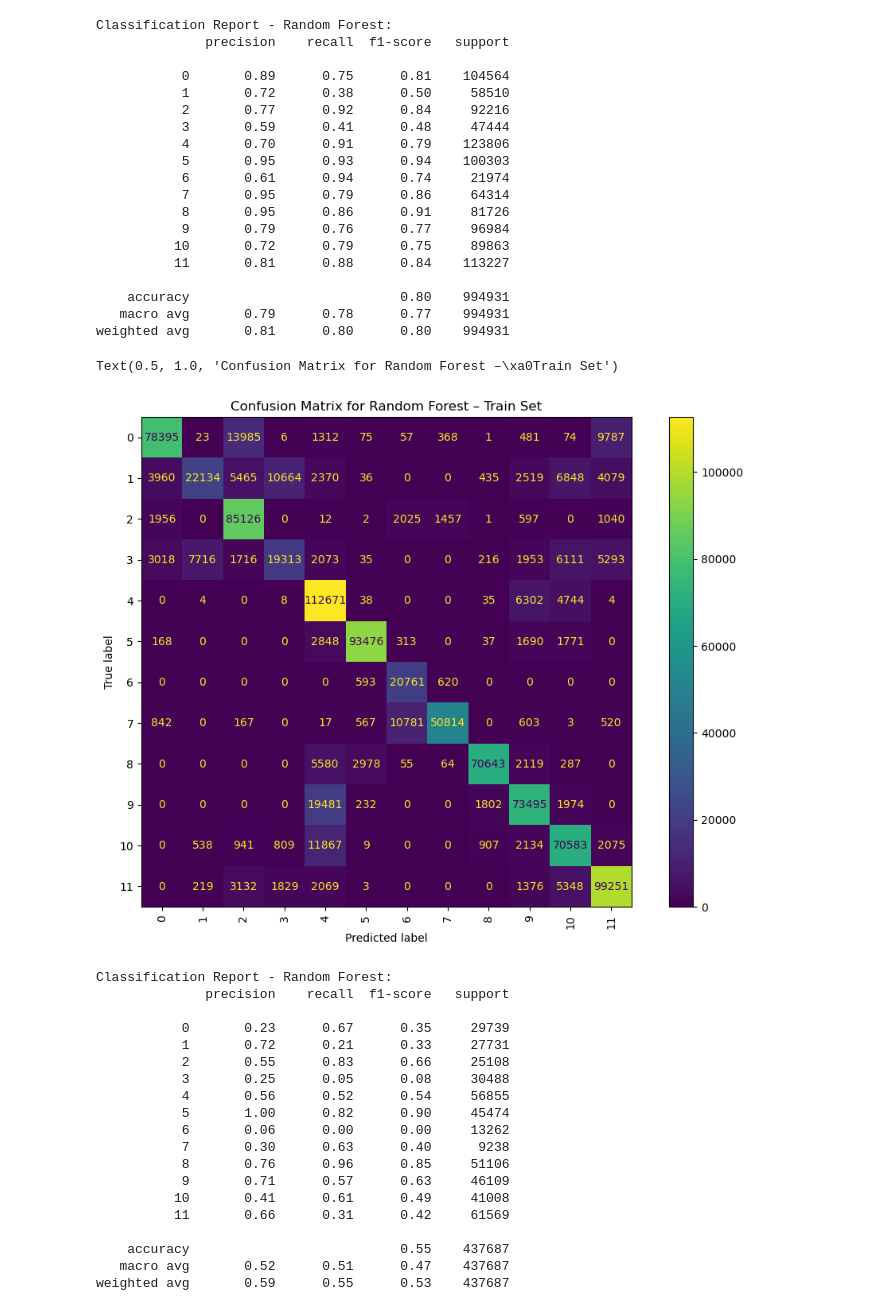
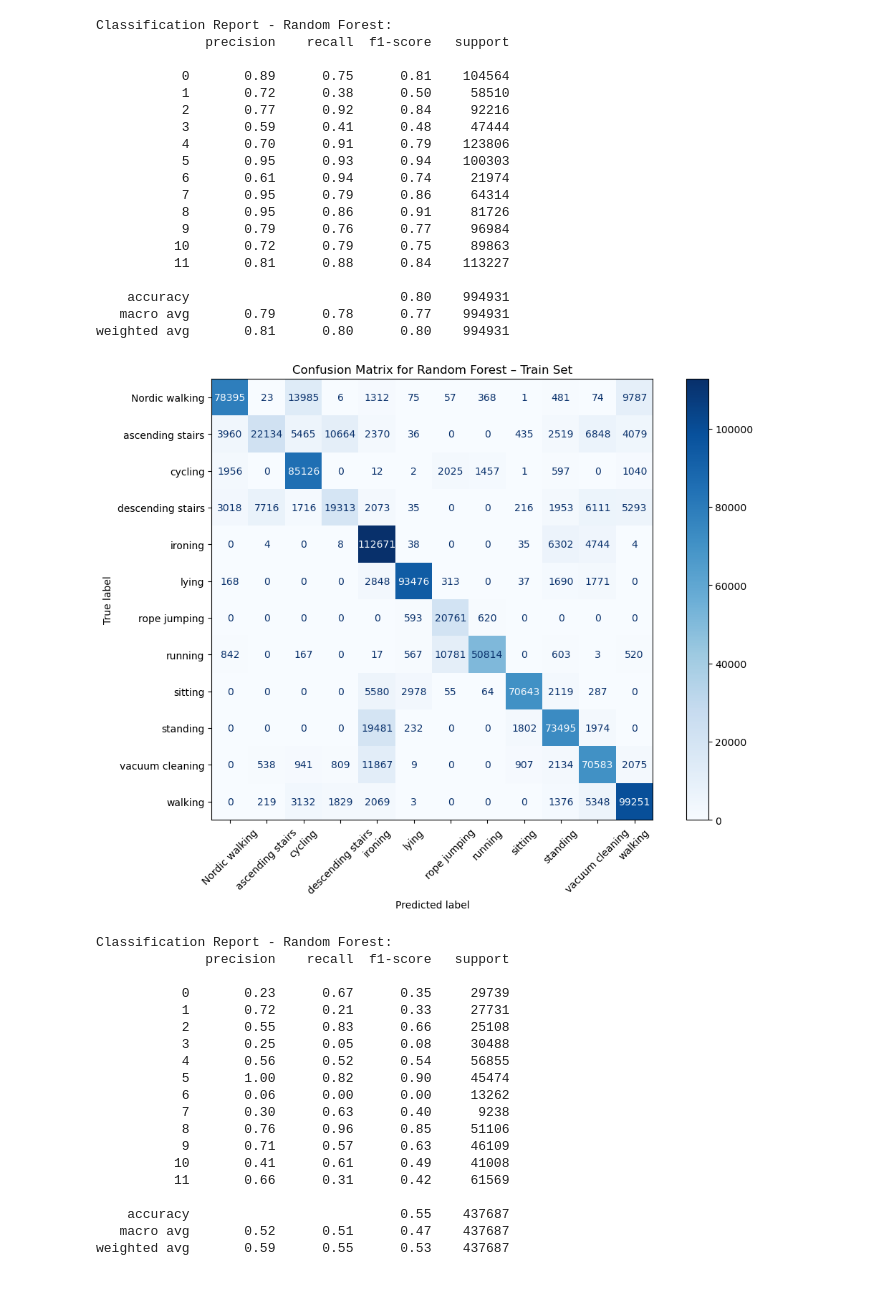
Before and after one commit to dmartseniuk/physical-activity, a Jupyter notebook: noteboooks/notebook.ipynb, the cells around one changed output. Cells and saved outputs as stored; diff of their text form; code cells hidden in the pictures.

```diff
--- a/noteboooks/notebook.ipynb
+++ b/noteboooks/notebook.ipynb
@@ -740,17 +724,10 @@ Classification Report - Random Forest:
     accuracy                           0.80    994931
    macro avg       0.79      0.78      0.77    994931
 weighted avg       0.81      0.80      0.80    994931
-# %%
-# confusion matrix
-cm_train = confusion_matrix(y_train, y_pred_train)
-
-disp = ConfusionMatrixDisplay(confusion_matrix=cm_train, display_labels=np.unique(y_val))
-fig, ax = plt.subplots(figsize=(12, 8))
-disp.plot(ax=ax, cmap='viridis', xticks_rotation='vertical')
-plt.title("Confusion Matrix for Random Forest – Train Set")
-# %% [output]
-Text(0.5, 1.0, 'Confusion Matrix for Random Forest –\xa0Train Set')
-[figure, removed]
+# %%
+plot_conf_matrix(y_train, y_pred_train, encoder=label_encoder, title="Confusion Matrix for Random Forest – Train Set")
+# %% [output]
+[figure, added]
 # %%
 # predict on the validation data
 y_pred_val = rf_model.predict(X_val)
```
Also changed, not shown: parts of 44 cells of this notebook, 1 other file.
